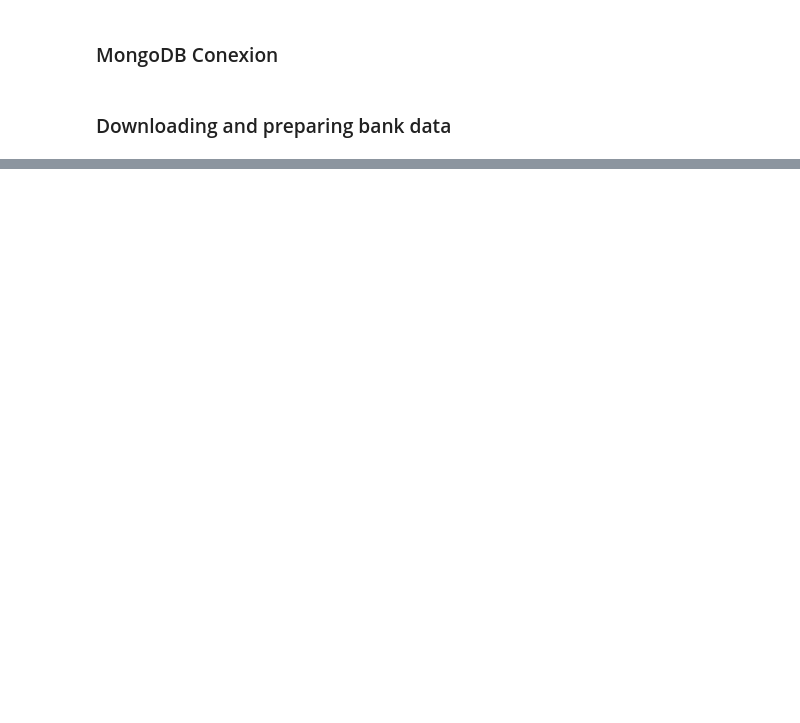
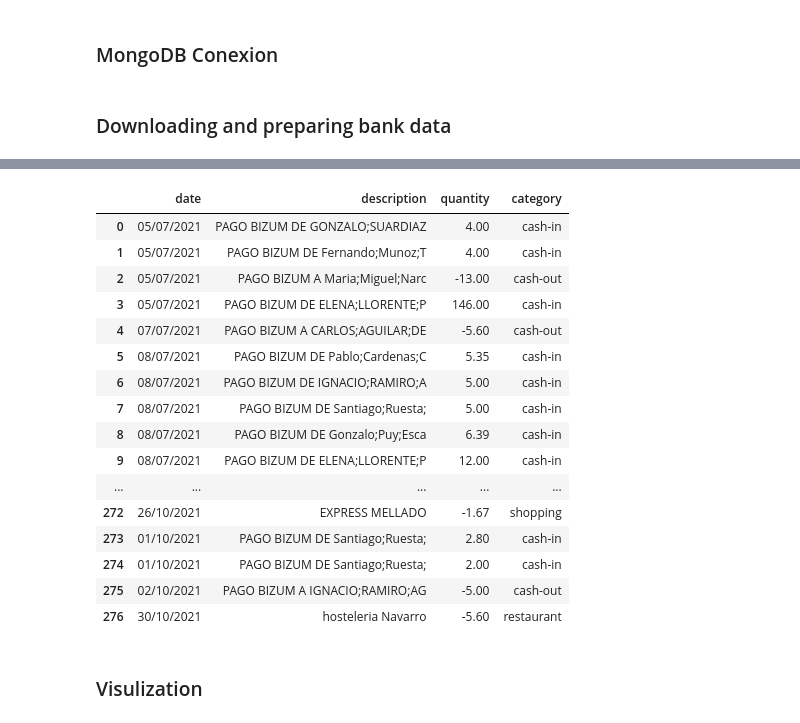
Before and after one commit to jperezllorente/expenses_control, a Jupyter notebook: insert_data.ipynb, the cells around one changed output, grey strips where cells are left out. Drawn from its saved outputs; the diff is of its cells as text; code cells hidden in the pictures; blank space fills up the shorter version.

```diff
--- a/insert_data.ipynb
+++ b/insert_data.ipynb
@@ -232,3 +290,27 @@ def my_bank_movements():
     move_file()
 
     return data_insert('data\\movimientos.xls', 'data\\Movimientos (1).xls', move)
+# %%
+data = collection_to_pd(move)
+# %%
+data
+# %% [output]
+|  | date | description | quantity | category |
+| 0 | 05/07/2021 | PAGO BIZUM DE GONZALO;SUARDIAZ | 4.00 | cash-in |
+| 1 | 05/07/2021 | PAGO BIZUM DE Fernando;Munoz;T | 4.00 | cash-in |
+| 2 | 05/07/2021 | PAGO BIZUM A Maria;Miguel;Narc | -13.00 | cash-out |
+| 3 | 05/07/2021 | PAGO BIZUM DE ELENA;LLORENTE;P | 146.00 | cash-in |
+| 4 | 07/07/2021 | PAGO BIZUM A CARLOS;AGUILAR;DE | -5.60 | cash-out |
+| 5 | 08/07/2021 | PAGO BIZUM DE Pablo;Cardenas;C | 5.35 | cash-in |
+| 6 | 08/07/2021 | PAGO BIZUM DE IGNACIO;RAMIRO;A | 5.00 | cash-in |
+| 7 | 08/07/2021 | PAGO BIZUM DE Santiago;Ruesta; | 5.00 | cash-in |
+| 8 | 08/07/2021 | PAGO BIZUM DE Gonzalo;Puy;Esca | 6.39 | cash-in |
+| 9 | 08/07/2021 | PAGO BIZUM DE ELENA;LLORENTE;P | 12.00 | cash-in |
+| ... | ... | ... | ... | ... |
+| 272 | 26/10/2021 | EXPRESS MELLADO | -1.67 | shopping |
+| 273 | 01/10/2021 | PAGO BIZUM DE Santiago;Ruesta; | 2.80 | cash-in |
+| 274 | 01/10/2021 | PAGO BIZUM DE Santiago;Ruesta; | 2.00 | cash-in |
+| 275 | 02/10/2021 | PAGO BIZUM A IGNACIO;RAMIRO;AG | -5.00 | cash-out |
+| 276 | 30/10/2021 | hosteleria Navarro | -5.60 | restaurant |
+# %% [markdown]
+### Visulization
```
Also changed, not shown: parts of 5 cells of this notebook.
